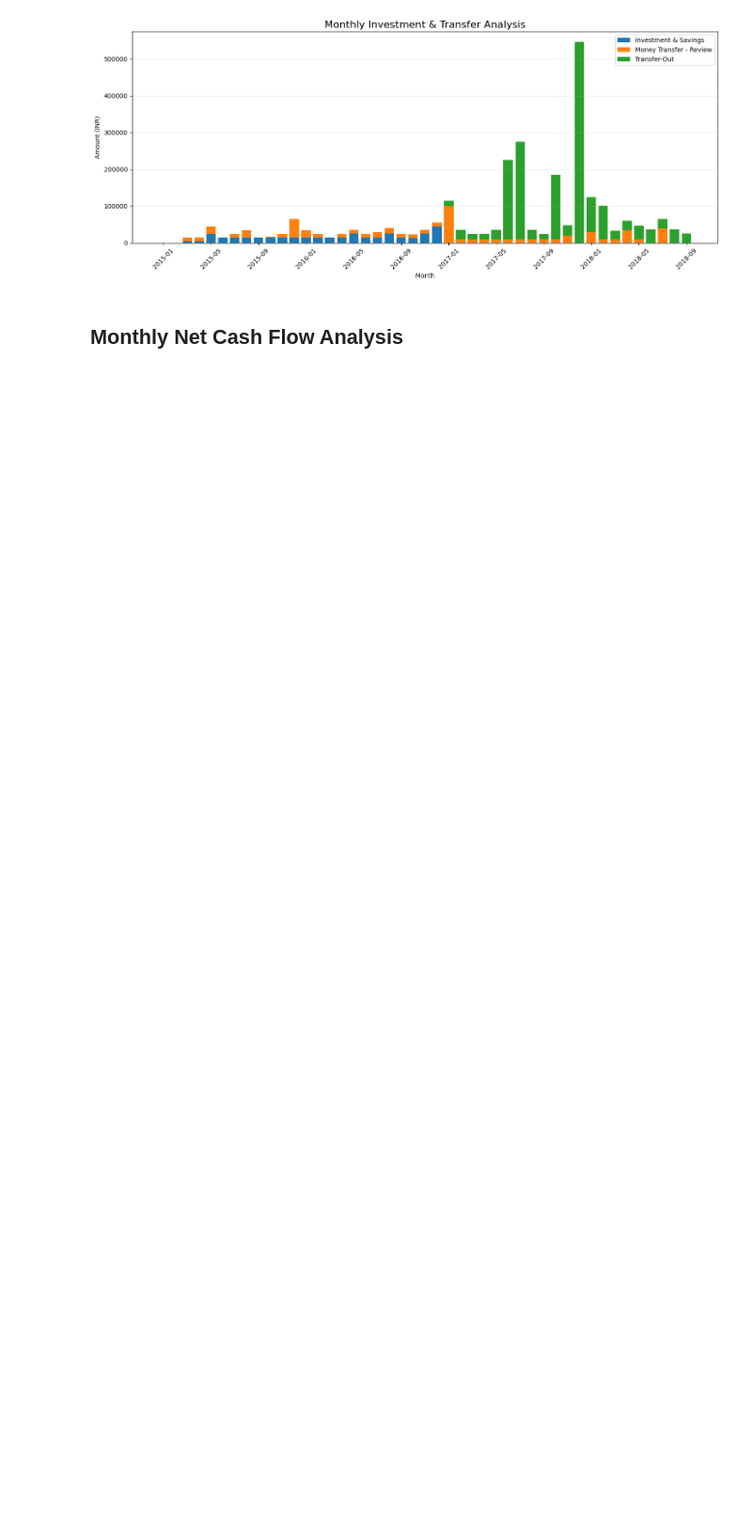
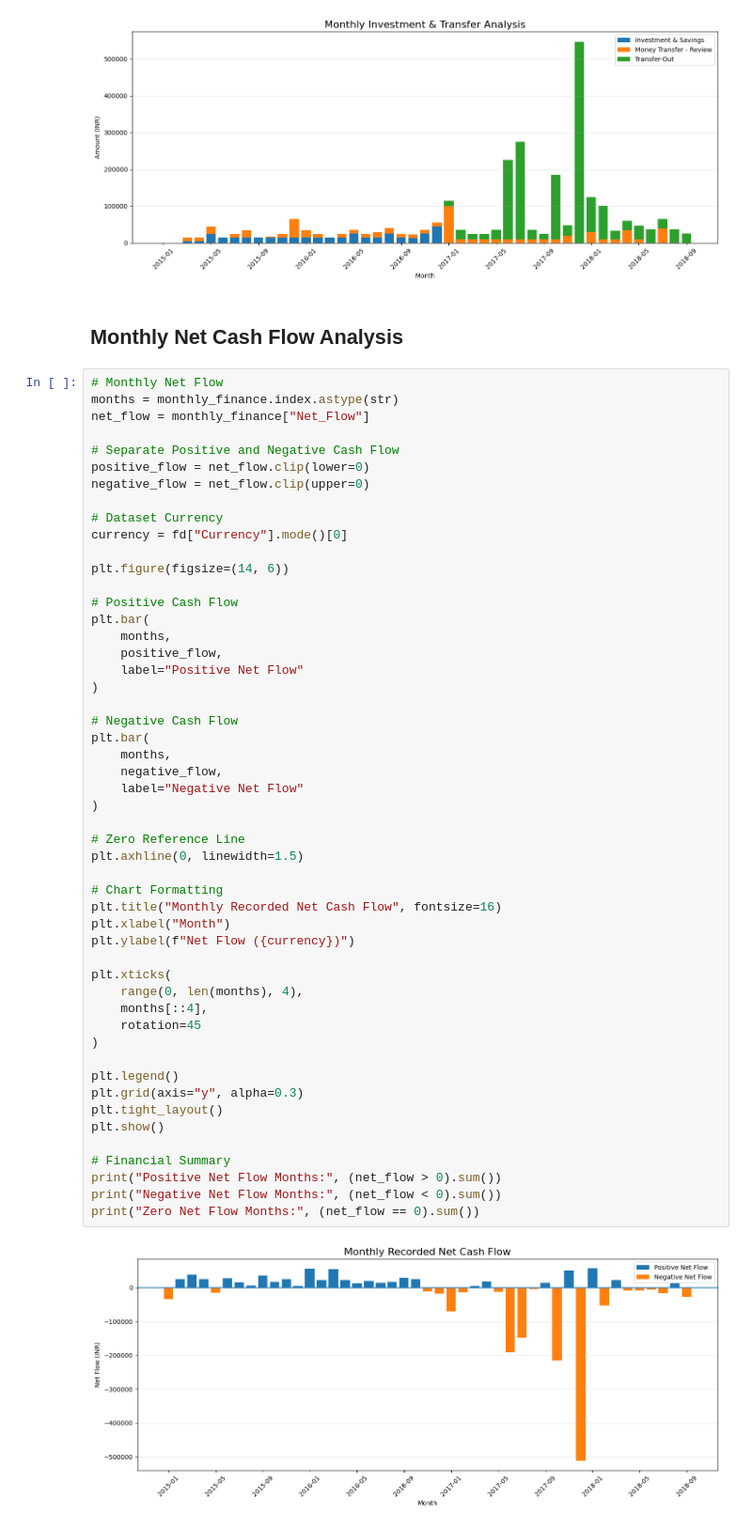
Before and after one commit to eshat69/AI-Personal_Finance-Manager, a Jupyter notebook: Financial_Dashboard.ipynb, the cells around one changed output. Shown at 94% size. Cells and saved outputs as stored; diff of their text form; blank space fills up the shorter version.

```diff
--- a/Financial_Dashboard.ipynb
+++ b/Financial_Dashboard.ipynb
@@ -890,3 +890,56 @@ plt.show()
 [figure]
 # %% [markdown]
 ## Monthly Net Cash Flow Analysis
+# %%
+# Monthly Net Flow
+months = monthly_finance.index.astype(str)
+net_flow = monthly_finance["Net_Flow"]
+
+# Separate Positive and Negative Cash Flow
+positive_flow = net_flow.clip(lower=0)
+negative_flow = net_flow.clip(upper=0)
+
+# Dataset Currency
+currency = fd["Currency"].mode()[0]
+
+plt.figure(figsize=(14, 6))
+
+# Positive Cash Flow
+plt.bar(
+    months,
+    positive_flow,
+    label="Positive Net Flow"
+)
+
+# Negative Cash Flow
+plt.bar(
+    months,
+    negative_flow,
+    label="Negative Net Flow"
+)
+
+# Zero Reference Line
+plt.axhline(0, linewidth=1.5)
+
+# Chart Formatting
+plt.title("Monthly Recorded Net Cash Flow", fontsize=16)
+plt.xlabel("Month")
+plt.ylabel(f"Net Flow ({currency})")
+
+plt.xticks(
+    range(0, len(months), 4),
+    months[::4],
+    rotation=45
+)
+
+plt.legend()
+plt.grid(axis="y", alpha=0.3)
+plt.tight_layout()
+plt.show()
+
+# Financial Summary
+print("Positive Net Flow Months:", (net_flow > 0).sum())
+print("Negative Net Flow Months:", (net_flow < 0).sum())
+print("Zero Net Flow Months:", (net_flow == 0).sum())
+# %% [output]
+[figure, added]
```
Also changed, not shown: parts of 1 cell of this notebook.
